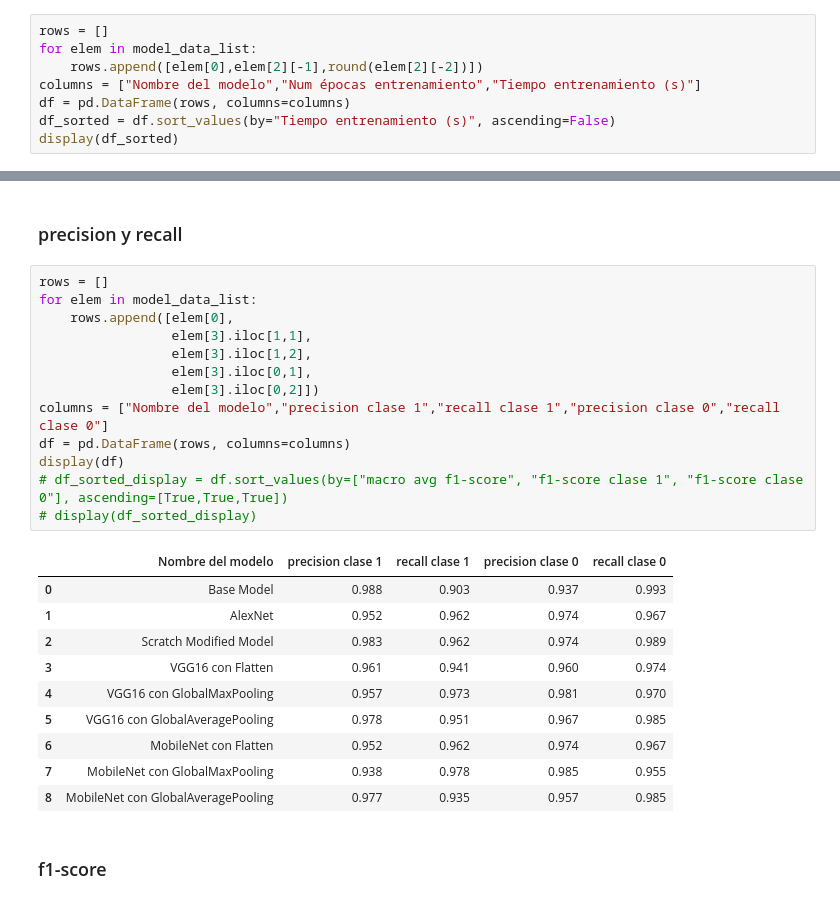
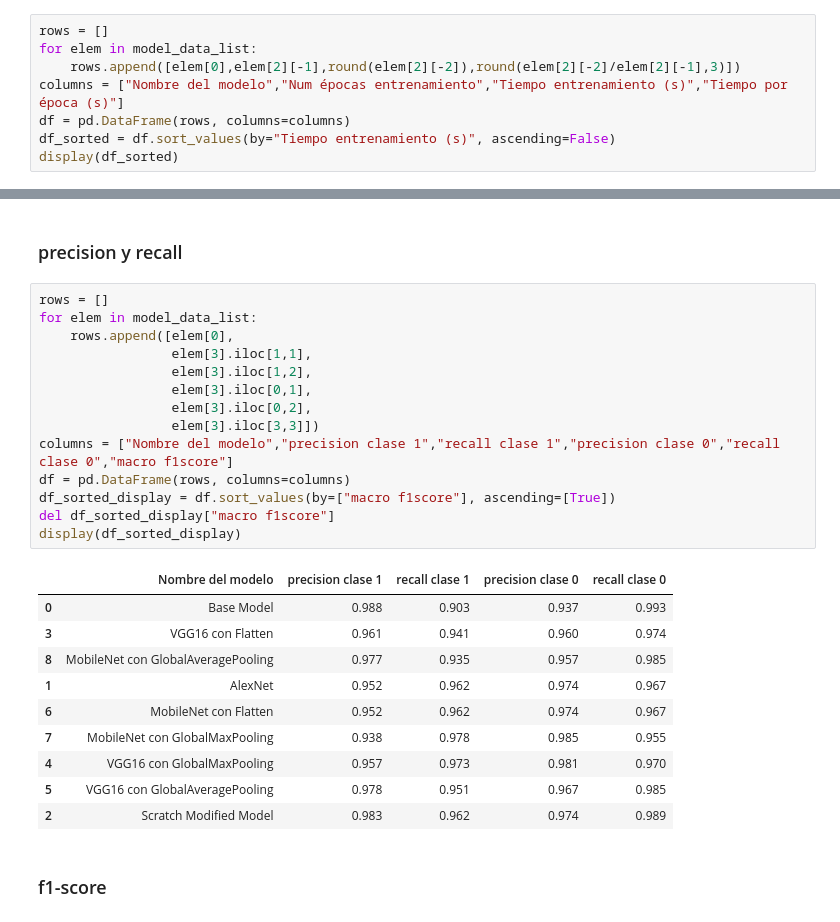
Before and after one commit to raulpg1/mining-detector-gee-tfm, a Jupyter notebook: notebooks/visualizacion_resultados.ipynb, the cells around one changed output, grey strips where cells are left out. Saved outputs shown, nothing was run; the diff lists cells and outputs as text.

```diff
--- a/notebooks/visualizacion_resultados.ipynb
+++ b/notebooks/visualizacion_resultados.ipynb
@@ -49,8 +49,8 @@ with open('../notebooks/resultados/checkpoint_resultados.pkl', 'rb') as file:
 # %%
 rows = []
 for elem in model_data_list:
-    rows.append([elem[0],elem[2][-1],round(elem[2][-2])])
-columns = ["Nombre del modelo","Num épocas entrenamiento","Tiempo entrenamiento (s)"]
+    rows.append([elem[0],elem[2][-1],round(elem[2][-2]),round(elem[2][-2]/elem[2][-1],3)])
+columns = ["Nombre del modelo","Num épocas entrenamiento","Tiempo entrenamiento (s)","Tiempo por época (s)"]
 df = pd.DataFrame(rows, columns=columns)
 df_sorted = df.sort_values(by="Tiempo entrenamiento (s)", ascending=False)
 display(df_sorted)
@@ -138,27 +138,28 @@ display(df)
 # %%
 rows = []
 for elem in model_data_list:
     rows.append([elem[0],
                  elem[3].iloc[1,1],
                  elem[3].iloc[1,2],
                  elem[3].iloc[0,1],
-                 elem[3].iloc[0,2]])
-columns = ["Nombre del modelo","precision clase 1","recall clase 1","precision clase 0","recall clase 0"]
+                 elem[3].iloc[0,2],
+                 elem[3].iloc[3,3]])
+columns = ["Nombre del modelo","precision clase 1","recall clase 1","precision clase 0","recall clase 0","macro f1score"]
 df = pd.DataFrame(rows, columns=columns)
-display(df)
-# df_sorted_display = df.sort_values(by=["macro avg f1-score", "f1-score clase 1", "f1-score clase 0"], ascending=[True,True,True])
-# display(df_sorted_display)
+df_sorted_display = df.sort_values(by=["macro f1score"], ascending=[True])
+del df_sorted_display["macro f1score"]
+display(df_sorted_display)
 # %% [output]
 |  | Nombre del modelo | precision clase 1 | recall clase 1 | precision clase 0 | recall clase 0 |
 | 0 | Base Model | 0.988 | 0.903 | 0.937 | 0.993 |
+| 3 | VGG16 con Flatten | 0.961 | 0.941 | 0.960 | 0.974 |
+| 8 | MobileNet con GlobalAveragePooling | 0.977 | 0.935 | 0.957 | 0.985 |
 | 1 | AlexNet | 0.952 | 0.962 | 0.974 | 0.967 |
-| 2 | Scratch Modified Model | 0.983 | 0.962 | 0.974 | 0.989 |
-| 3 | VGG16 con Flatten | 0.961 | 0.941 | 0.960 | 0.974 |
+| 6 | MobileNet con Flatten | 0.952 | 0.962 | 0.974 | 0.967 |
+| 7 | MobileNet con GlobalMaxPooling | 0.938 | 0.978 | 0.985 | 0.955 |
 | 4 | VGG16 con GlobalMaxPooling | 0.957 | 0.973 | 0.981 | 0.970 |
 | 5 | VGG16 con GlobalAveragePooling | 0.978 | 0.951 | 0.967 | 0.985 |
-| 6 | MobileNet con Flatten | 0.952 | 0.962 | 0.974 | 0.967 |
-| 7 | MobileNet con GlobalMaxPooling | 0.938 | 0.978 | 0.985 | 0.955 |
-| 8 | MobileNet con GlobalAveragePooling | 0.977 | 0.935 | 0.957 | 0.985 |
+| 2 | Scratch Modified Model | 0.983 | 0.962 | 0.974 | 0.989 |
 # %% [markdown]
 ### f1-score
 # %%
```
Also changed, not shown: parts of 5 cells of this notebook.
